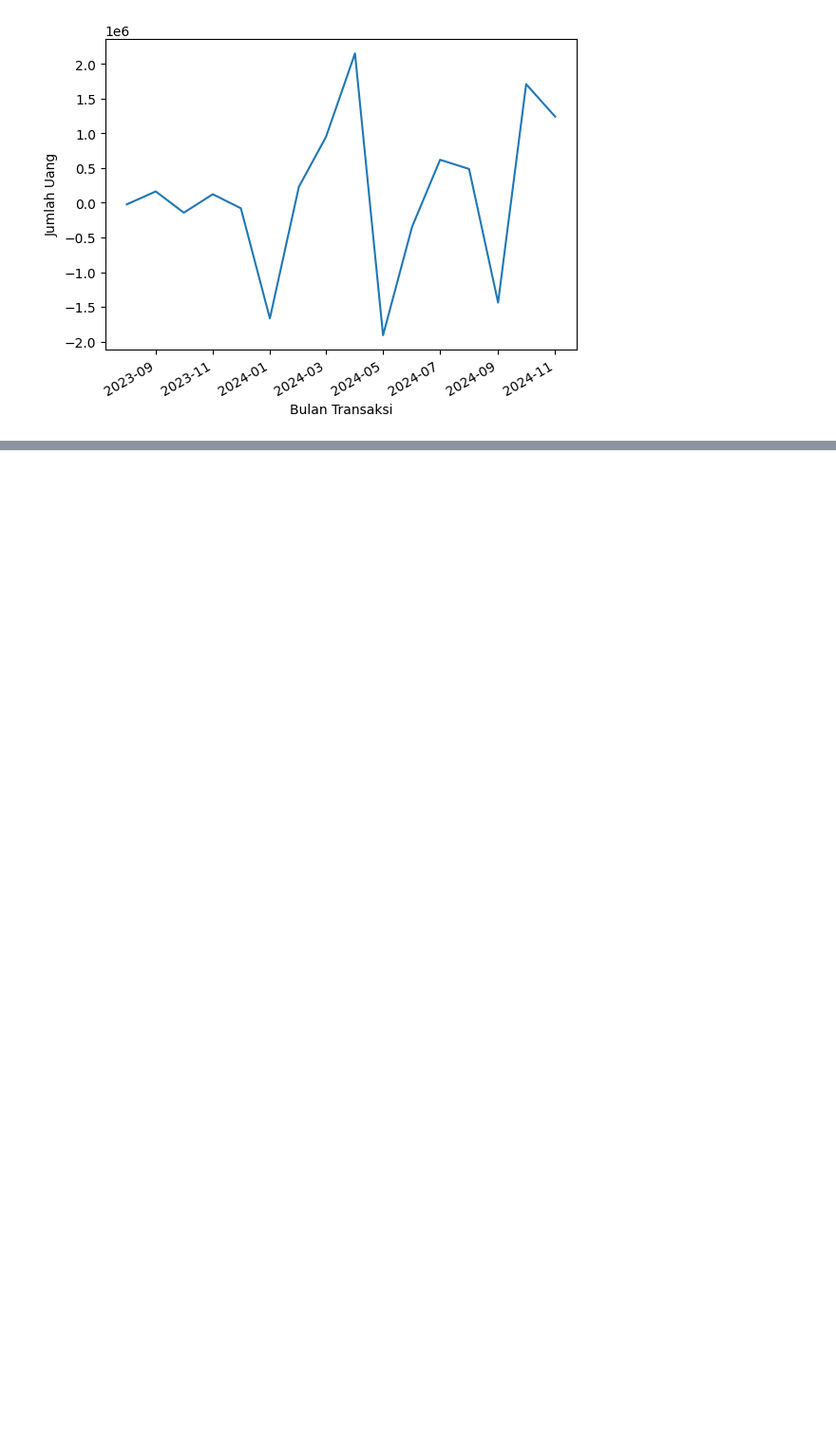
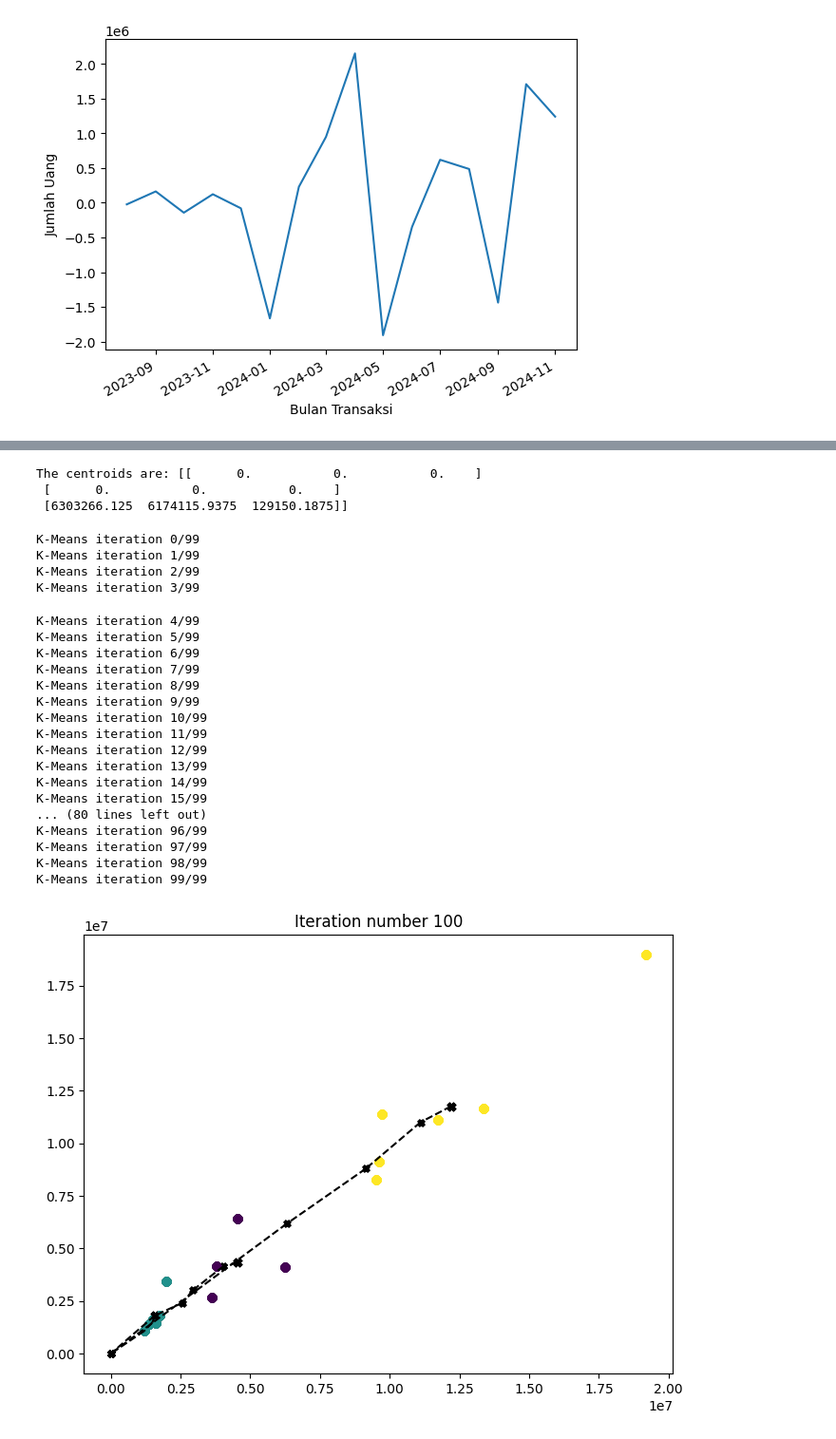
Before and after one commit to itsmaul/bangkit-capstone, a Jupyter notebook: All_Integrated.ipynb, the cells around one changed output, grey strips where cells are left out. Shown at 95% size. Drawn from its saved outputs; the diff is of its cells as text; code cells hidden in the pictures; blank space fills up the shorter version.

```diff
--- a/All_Integrated.ipynb
+++ b/All_Integrated.ipynb
@@ -116,0 +163,3 @@ with open('clean_data.json', 'w') as json_file:
+# %%
+# Load an example dataset that we will be using
+X = load_data('clean_data.json')
@@ -116,0 +204,9 @@ with open('clean_data.json', 'w') as json_file:
+# %%
+K = 3
+centroids = compute_centroids(X, idx, K)
+
+print("The centroids are:", centroids)
+# %% [output]
+The centroids are: [[      0.           0.           0.    ]
+ [      0.           0.           0.    ]
+ [6303266.125  6174115.9375  129150.1875]]
@@ -116,0 +236,64 @@ with open('clean_data.json', 'w') as json_file:
+# %%
+def run_kMeans(X, initial_centroids, max_iters=10, plot_progress=False):
+    # Initialize values
+    m, n = X.shape
+    K = initial_centroids.shape[0]
+    centroids = initial_centroids
+    previous_centroids = centroids
+    idx = np.zeros(m)
+    plt.figure(figsize=(8, 6))
+
+    # Run K-Means
+    for i in range(max_iters):
+
+        #Output progress
+        print("K-Means iteration %d/%d" % (i, max_iters-1))
+
+        # For each example in X, assign it to the closest centroid
+        idx = find_closest_centroids(X, centroids)
+
+        # Optionally plot progress
+        if plot_progress:
+            plot_progress_kMeans(X, centroids, previous_centroids, idx, K, i)
+            previous_centroids = centroids
+
+        # Given the memberships, compute new centroids
+        centroids = compute_centroids(X, idx, K)
+    plt.show()
+
+    return centroids, idx
+# %%
+# Load an example dataset
+X = load_data('clean_data.json')
+
+# Set initial centroids
+initial_centroids = np.array([[3, 3, 3], [6, 2, 2], [8, 5, 5]])
+
+# Number of iterations
+max_iters = 100
+
+# Run K-Means
+centroids, idx = run_kMeans(X, initial_centroids, max_iters, plot_progress=True)
+# %% [output]
+K-Means iteration 0/99
+K-Means iteration 1/99
+K-Means iteration 2/99
+K-Means iteration 3/99
+K-Means iteration 4/99
+K-Means iteration 5/99
+K-Means iteration 6/99
+K-Means iteration 7/99
+K-Means iteration 8/99
+K-Means iteration 9/99
+K-Means iteration 10/99
+K-Means iteration 11/99
+K-Means iteration 12/99
+K-Means iteration 13/99
+K-Means iteration 14/99
+K-Means iteration 15/99
+... (80 lines left out)
+K-Means iteration 96/99
+K-Means iteration 97/99
+K-Means iteration 98/99
+K-Means iteration 99/99
+[figure, added]
```
Also changed, not shown: parts of 12 cells of this notebook.
